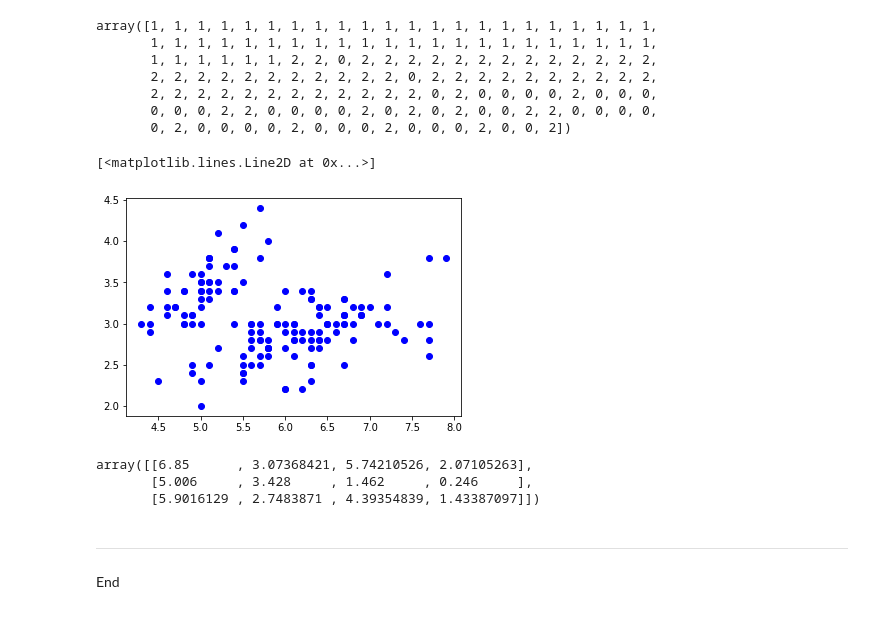
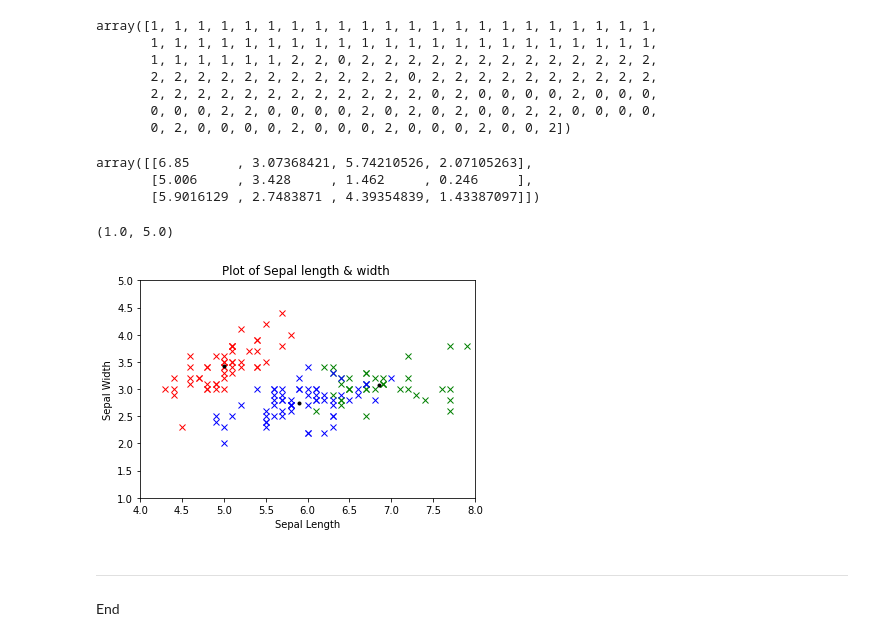
Before and after one commit to sagheerahmadGmit/EmergingTechTasks, a Jupyter notebook: AssessmentTasks.ipynb, the cells around one changed output. Saved outputs shown, nothing was run; the diff lists cells and outputs as text; code cells hidden in the pictures.

```diff
--- a/AssessmentTasks.ipynb
+++ b/AssessmentTasks.ipynb
@@ -276,11 +305,6 @@ array([1, 1, 1, 1, 1, 1, 1, 1, 1, 1, 1, 1, 1, 1, 1, 1, 1, 1, 1, 1, 1, 1,
        2, 2, 2, 2, 2, 2, 2, 2, 2, 2, 2, 2, 0, 2, 0, 0, 0, 0, 2, 0, 0, 0,
        0, 0, 0, 2, 2, 0, 0, 0, 0, 2, 0, 2, 0, 2, 0, 0, 2, 2, 0, 0, 0, 0,
        0, 2, 0, 0, 0, 0, 2, 0, 0, 0, 2, 0, 0, 0, 2, 0, 0, 2])
-# %%
-plt.plot(iris.data[:,0], iris.data[:,1], 'bo')
-# %% [output]
-[<matplotlib.lines.Line2D at 0x...>]
-[figure, removed]
 # %%
 cent = kmeans.cluster_centers_
 cent
@@ -288,6 +312,27 @@ cent
 array([[6.85      , 3.07368421, 5.74210526, 2.07105263],
        [5.006     , 3.428     , 1.462     , 0.246     ],
        [5.9016129 , 2.7483871 , 4.39354839, 1.43387097]])
+# %%
+# Plot the data set.
+plt.plot(iris.data[kmeans.labels_ == 0][:,0], iris.data[kmeans.labels_ == 0][:,1], 'gx')
+plt.plot(iris.data[kmeans.labels_ == 1][:,0], iris.data[kmeans.labels_ == 1][:,1], 'rx')
+plt.plot(iris.data[kmeans.labels_ == 2][:,0], iris.data[kmeans.labels_ == 2][:,1], 'bx')
+
+plt.plot(cent[:,0], cent[:,1], 'k.')
+
+#label the x axis
+plt.xlabel('Sepal Length')
+#label the y axis
+plt.ylabel('Sepal Width')
+# Set the title
+plt.title('Plot of Sepal length & width ')
+
+# Set reasonable limits.
+plt.xlim([4,8])
+plt.ylim([1,5])
+# %% [output]
+(1.0, 5.0)
+[figure, added]
 # %% [markdown]
 <hr>
 End
```
Also changed, not shown: parts of 6 cells of this notebook, 1 other file.
